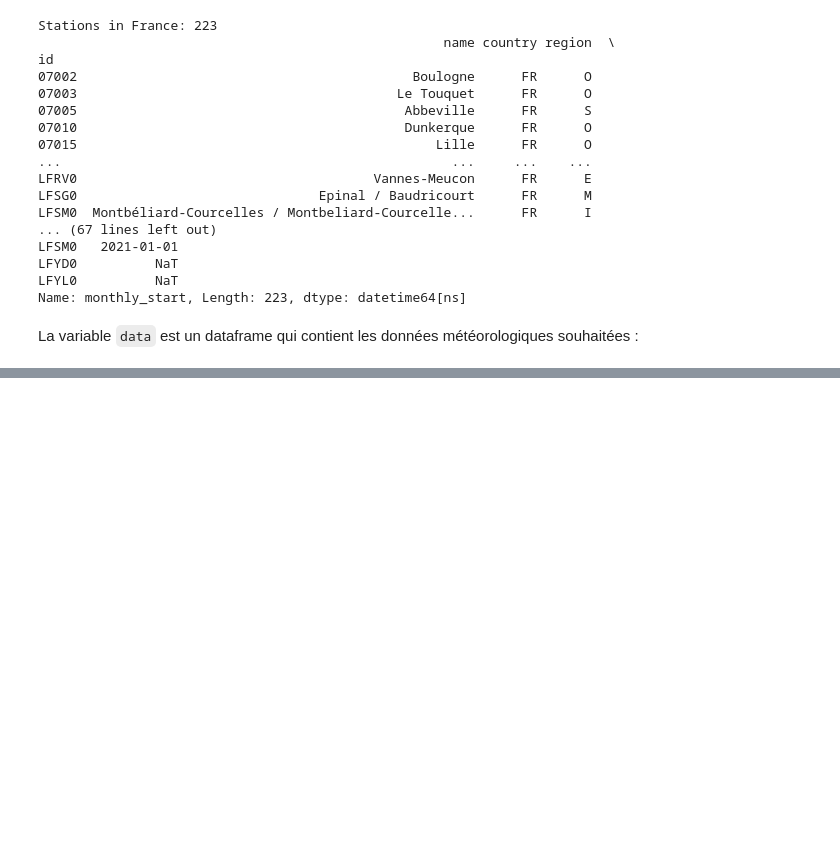
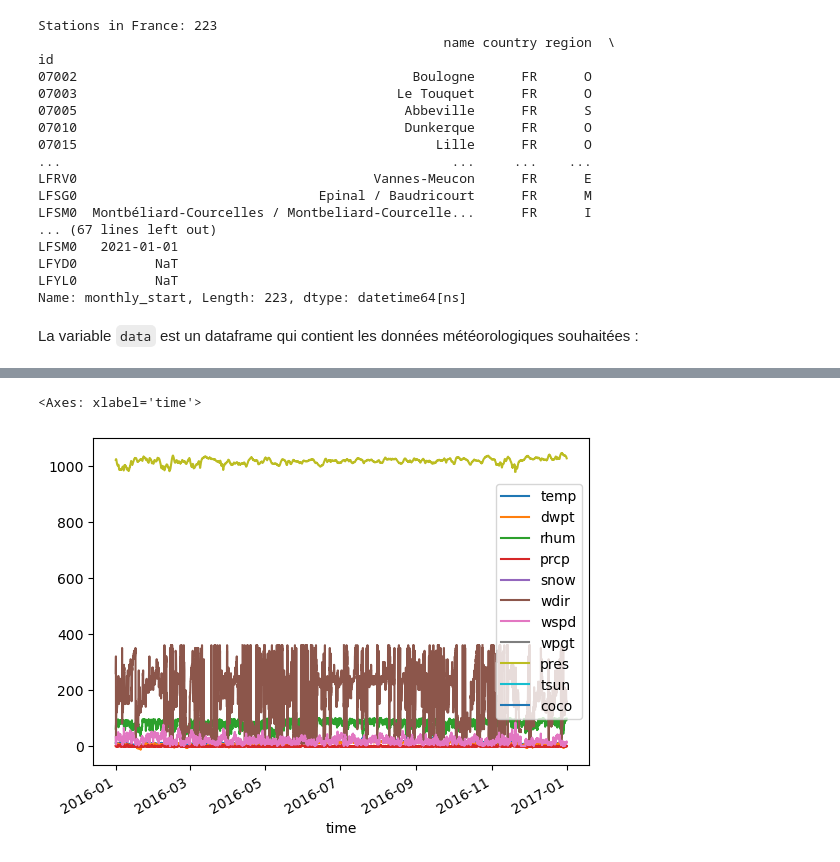
Before and after one commit to eddes/INSA, a Jupyter notebook: python/tuto_meteostat.ipynb, the cells around one changed output, grey strips where cells are left out. Saved outputs shown, nothing was run; the diff lists cells and outputs as text; code cells hidden in the pictures; blank space fills up the shorter version.

```diff
--- a/python/tuto_meteostat.ipynb
+++ b/python/tuto_meteostat.ipynb
@@ -70,0 +83,6 @@ data.describe()
+# %%
+# et on peut même faire un graphique de tout ça
+data.plot()
+# %% [output]
+<Axes: xlabel='time'>
+[figure, added]
```
Also changed, not shown: parts of 4 cells of this notebook.
